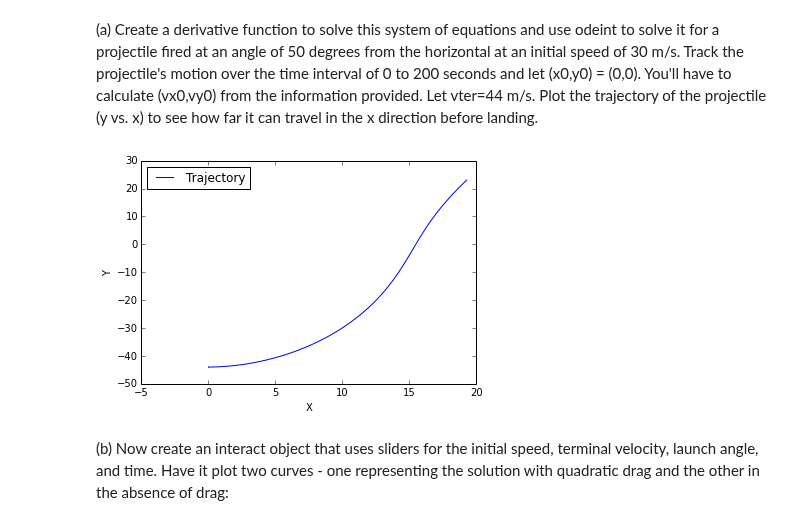
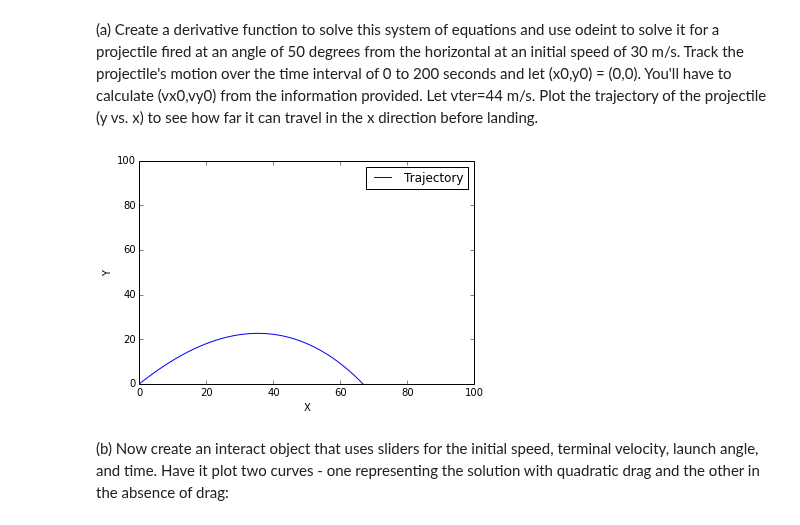
Before and after one commit to jpizagui/PHYS202-S14, a Jupyter notebook: SciPy/ODEExercises.ipynb, the cells around one changed output. Saved outputs shown, nothing was run; the diff lists cells and outputs as text; code cells hidden in the pictures.

```diff
--- a/SciPy/ODEExercises.ipynb
+++ b/SciPy/ODEExercises.ipynb
@@ -93,8 +93,8 @@ c) For the θ0 = 0.95π case, check that energy is conserved by plotting E/m vs.
 
 Is the energy a constant? If not, then the computational errors are producing a non-physical loss (or gain) of energy. Review the documentation for odeint and change the error tolerance value to a tighter number.
 # %%
-g = -9.8
-ell = 1
-plt.plot(t, g*ell*np.cos(theta[:,0]) + 0.5*(theta[:,1]*ell)**2)
+g = 9.8
+ell = .5
+plt.plot(t, (g*ell*(1-np.cos(theta[:,0])) + 0.5*(theta[:,1]*ell)**2))
 # %% [output]
 [<matplotlib.lines.Line2D at 0x...>]
@@ -270,32 +270,39 @@ def PPderiv(y,t):
     m = 1 #kg
     Vx = y[0]
     Vy = y[1]
+    x = y[2]
+    y = y[3]
     Vterr = 44
 
-    dVxdt = (-g/m)*((Vx/(Vterr)**2)*np.sqrt(((Vx)**2+(Vy)**2)))
-    dVydt = (-g/m)*(1+(Vy/(Vterr)**2)*np.sqrt((Vx)**2+(Vy)**2))
-    return np.array([ dVxdt, dVydt ])
+    dVxdt = (-g)*((Vx/(Vterr)**2))*np.sqrt((Vx)**2+(Vy)**2)
+    dVydt = (-g)*(1+((Vy/(Vterr)**2)*np.sqrt((Vx)**2+(Vy)**2)))
+
+    return np.array([ dVxdt, dVydt, Vx, Vy ])
 # %%
-#50 year span
 t = np.arange(0.,200.+0.1,0.1)
 
 #initial conditions
 Vx0 = 19.28
 Vy0 = 22.98
+x0 = 0
+y0 = 0
 
 #pass the function deriv to the solver with initial values and integration variable
-result = odeint(PPderiv,np.array([Vx0,Vy0]),t)
+result = odeint(PPderiv,np.array([Vx0,Vy0,x0,y0]),t)
 
-X = result[:,0]
-Y = result[:,1]
+
+X = result[:,2]
+Y = result[:,3]
 
 plt.plot(X,Y,label="Trajectory")
 plt.xlabel("X")
 plt.ylabel("Y")
+plt.xlim(0,100)
+plt.ylim(0,100)
 plt.legend(loc="best")
 plt.show()
 # %% [output]
-[figure, old version]
+[figure, new version]
 # %% [markdown]
 
 (b) Now create an interact object that uses sliders for the initial speed, terminal velocity, launch angle, and time. Have it plot two curves - one representing the solution with quadratic drag and the other in the absence of drag:
```
Also changed, not shown: parts of 2 cells of this notebook, 2 other files.
